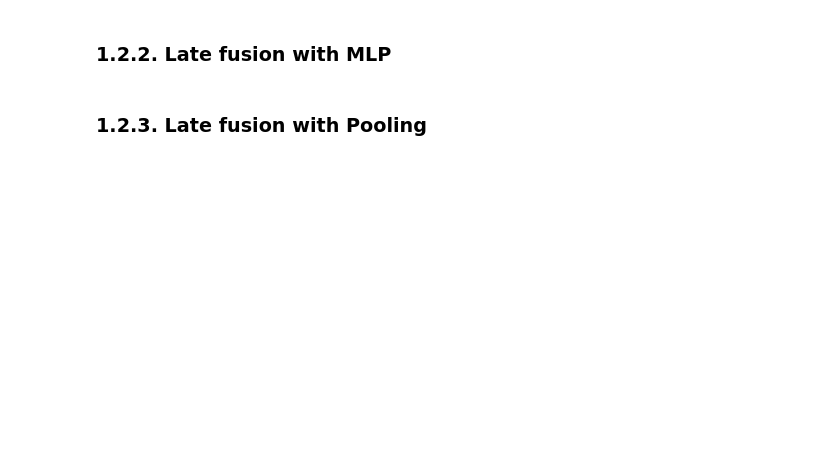
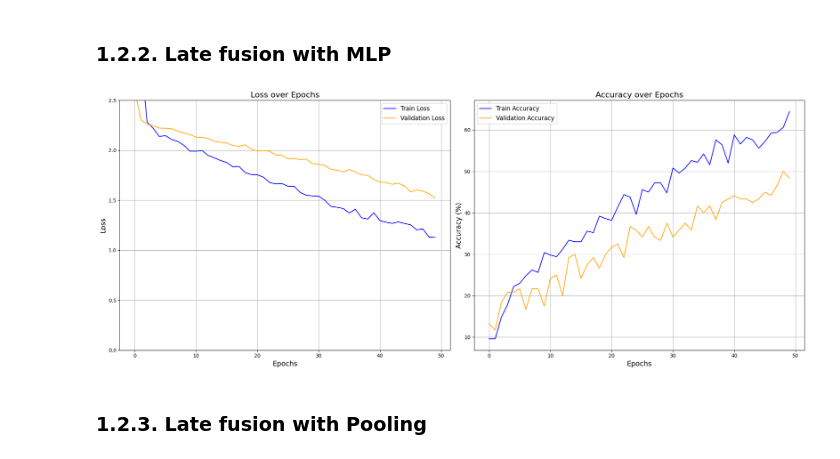
Before and after one commit to AlessandroLongo23/IDLCV_Video_Classification, a Jupyter notebook: main.ipynb, the cells around one changed output. Cells and saved outputs as stored; diff of their text form; code cells hidden in the pictures; blank space fills up the shorter version.

```diff
--- a/main.ipynb
+++ b/main.ipynb
@@ -79,27 +88,16 @@ transform = T.Compose([
 # %% [markdown]
 ### 1.2.2. Late fusion with MLP
-# %%
-framevideolist_train_loader = DataLoader(
-    dataset=FrameVideoDataset(split='train', transform=transform, stack_frames=False),
-    batch_size=BATCH_SIZE,
-    shuffle=True
-)
-framevideolist_val_loader = DataLoader(
-    dataset=FrameVideoDataset(split='val', transform=transform, stack_frames=False),
-    batch_size=BATCH_SIZE,
-    shuffle=True
-)
-framevideolist_test_loader = DataLoader(
-    dataset=FrameVideoDataset(split='test', transform=transform, stack_frames=False),
-    batch_size=BATCH_SIZE,
-    shuffle=True
-)
 # %%
-# from Models.LateFusionMLP import LateFusionMLP
-# import torch.optim as optim
-# import torch.nn as nn
+from Models.LateFusionMLP import LateFusionMLP
 
-# model = LateFusionMLP(device).to(device)
-
-# criterion = nn.CrossEntropyLoss()
-# optimizer = optim.Adam(model.parameters(), lr=1e-4)
+model = LateFusionMLP(device).to(device)
+model.train_(
+    num_epochs=50,
+    optimizer=optim.Adam(model.parameters(), lr=1e-4),
+    criterion=nn.CrossEntropyLoss(),
+    train_loader=framevideolist_train_loader,
+    val_loader=framevideolist_val_loader,
+    plot=True
+)
+# %% [output]
+[figure, added]
```
Also changed, not shown: parts of 15 cells of this notebook, 7 other files.
